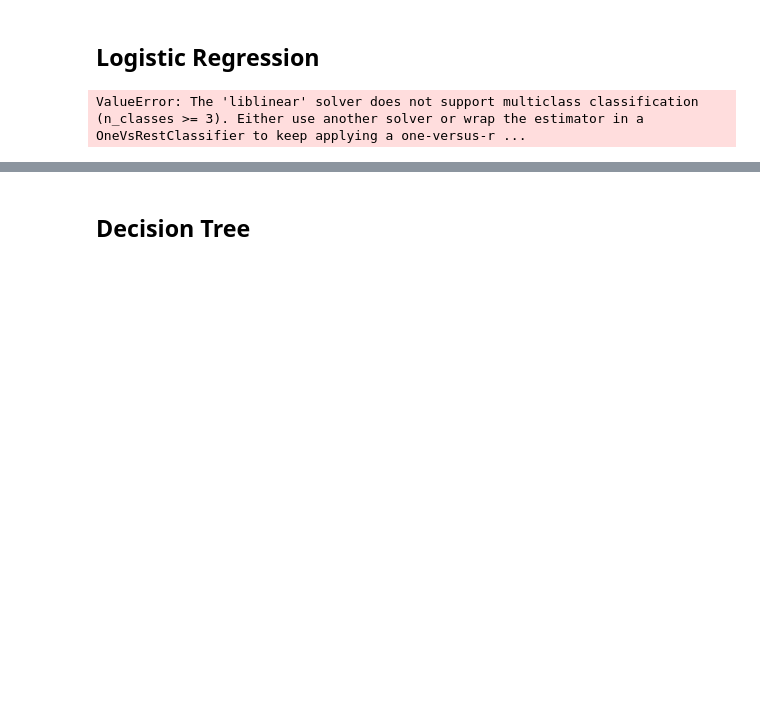
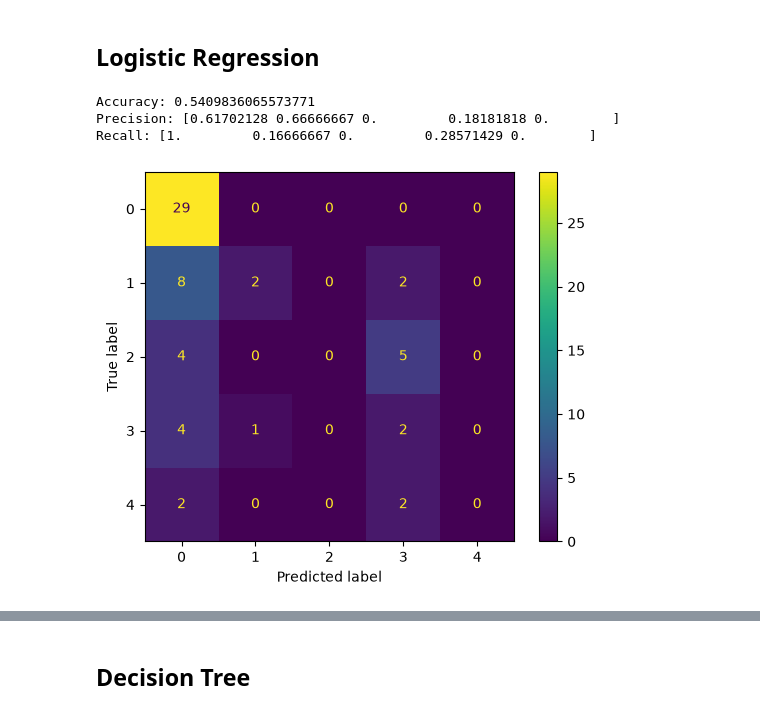
Before and after one commit to apple-person/heart_machine_learning, a Jupyter notebook: heart_learning.ipynb, the cells around one changed output, grey strips where cells are left out. Drawn from its saved outputs; the diff is of its cells as text; code cells hidden in the pictures; blank space fills up the shorter version.

Commit message:
ohhhn wait i need one vs rest classifier ... eep

```diff
--- a/heart_learning.ipynb
+++ b/heart_learning.ipynb
@@ -37,18 +39,29 @@ X_train, X_test, y_train, y_test = train_test_split(X, y, test_size=0.2, random_
 # %% [markdown]
 ## Logistic Regression
 # %%
-model = LogisticRegression(solver='liblinear', l1_ratio=1, C=0.1)
+model = make_pipeline(
+    StandardScaler(),
+    OneVsRestClassifier(LogisticRegression(solver='liblinear', l1_ratio=1, C=0.1))
+)
 model.fit(X_train, y_train)
 
 predictions = model.predict(X_test)
-accuracy = model.score(X_test, y_test)
-print(f'Accuracy: {accuracy}')
+
+accuracy = accuracy_score(y_test, predictions)
+precision = precision_score(y_test, predictions, average=None)
+recall = recall_score(y_test, predictions, average=None)
+print("Accuracy:" , accuracy)
+print("Precision:", precision)
+print("Recall:", recall)
+
 
 # Create and Display Confusion Matrix
 cm = confusion_matrix(y_test, predictions)
-
 cm_display = ConfusionMatrixDisplay(confusion_matrix=cm)
 cm_display.plot()
 plt.show()
 # %% [output]
-ValueError: The 'liblinear' solver does not support multiclass classification (n_classes >= 3). Either use another solver or wrap the estimator in a OneVsRestClassifier to keep applying a one-versus-r ...
+Accuracy: 0.5409836065573771
+Precision: [0.61702128 0.66666667 0.         0.18181818 0.        ]
+Recall: [1.         0.16666667 0.         0.28571429 0.        ]
+[figure, added]
```
Also changed, not shown: parts of 2 cells of this notebook.
